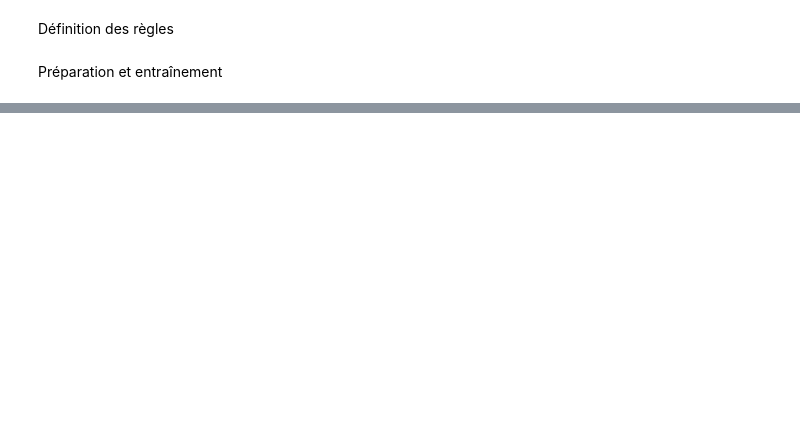
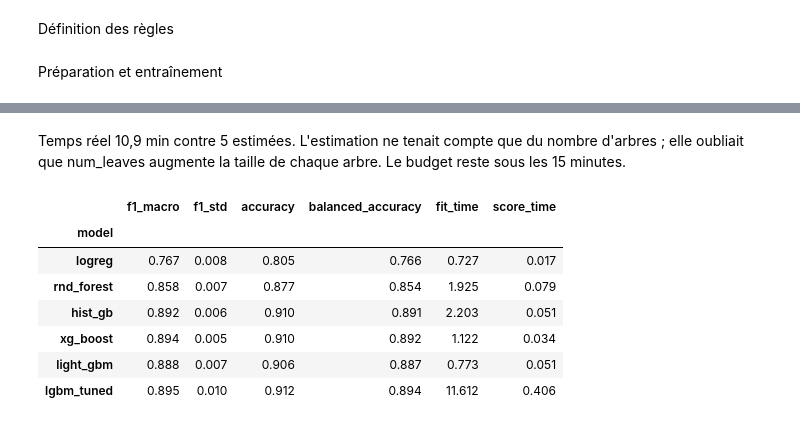
Before and after one commit to RedlineM2I/nutriscope, a Jupyter notebook: notebooks/methodes_ensemble.ipynb, the cells around one changed output, grey strips where cells are left out. Cells and saved outputs as stored; diff of their text form; code cells hidden in the pictures; blank space fills up the shorter version.

```diff
--- a/notebooks/methodes_ensemble.ipynb
+++ b/notebooks/methodes_ensemble.ipynb
@@ -168,0 +247,14 @@ display(pd.DataFrame(results).set_index("model").round(3))
+# %%
+study = optuna.create_study(
+    direction="maximize",
+    sampler=optuna.samplers.TPESampler(seed=42),
+    pruner=optuna.pruners.MedianPruner(n_startup_trials=5),
+)
+
+start = time.perf_counter()
+study.optimize(objective, n_trials=30)
+elapsed = time.perf_counter() - start
+
+print(f"Temps réel : {elapsed / 60:.1f} min (estimé : 5 min)")
+print("Meilleur F1 (3 plis) :", round(study.best_value, 3))
+print("Meilleurs paramètres :", study.best_params)
@@ -168,0 +282,17 @@ display(pd.DataFrame(results).set_index("model").round(3))
+# %% [markdown]
+Temps réel 10,9 min contre 5 estimées. L'estimation ne tenait compte que du nombre d'arbres ; elle oubliait que num_leaves augmente la taille de chaque arbre. Le budget reste sous les 15 minutes.
+# %%
+lgbm_tuned = Pipeline([("prep", prep_pipeline),
+                       ("model", LGBMClassifier(random_state=42, verbose=-1, **study.best_params))])
+results.append(evaluate_cv("lgbm_tuned", lgbm_tuned, X_train))
+
+display(pd.DataFrame(results).set_index("model").round(3))
+# %% [output]
+|  | f1_macro | f1_std | accuracy | balanced_accuracy | fit_time | score_time |
+| model |  |  |  |  |  |  |
+| logreg | 0.767 | 0.008 | 0.805 | 0.766 | 0.727 | 0.017 |
+| rnd_forest | 0.858 | 0.007 | 0.877 | 0.854 | 1.925 | 0.079 |
+| hist_gb | 0.892 | 0.006 | 0.910 | 0.891 | 2.203 | 0.051 |
+| xg_boost | 0.894 | 0.005 | 0.910 | 0.892 | 1.122 | 0.034 |
+| light_gbm | 0.888 | 0.007 | 0.906 | 0.887 | 0.773 | 0.051 |
+| lgbm_tuned | 0.895 | 0.010 | 0.912 | 0.894 | 11.612 | 0.406 |
```
Also changed, not shown: parts of 17 cells of this notebook.
